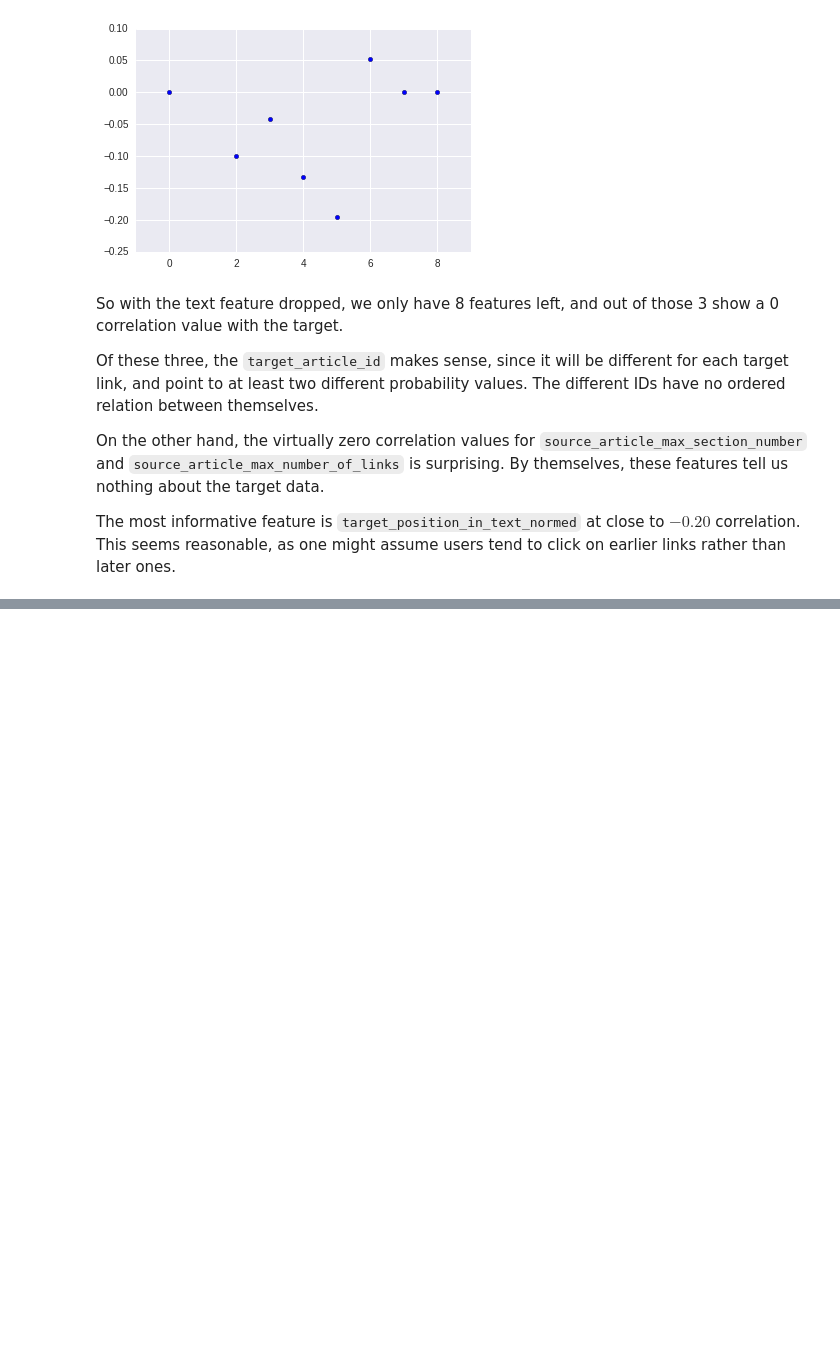
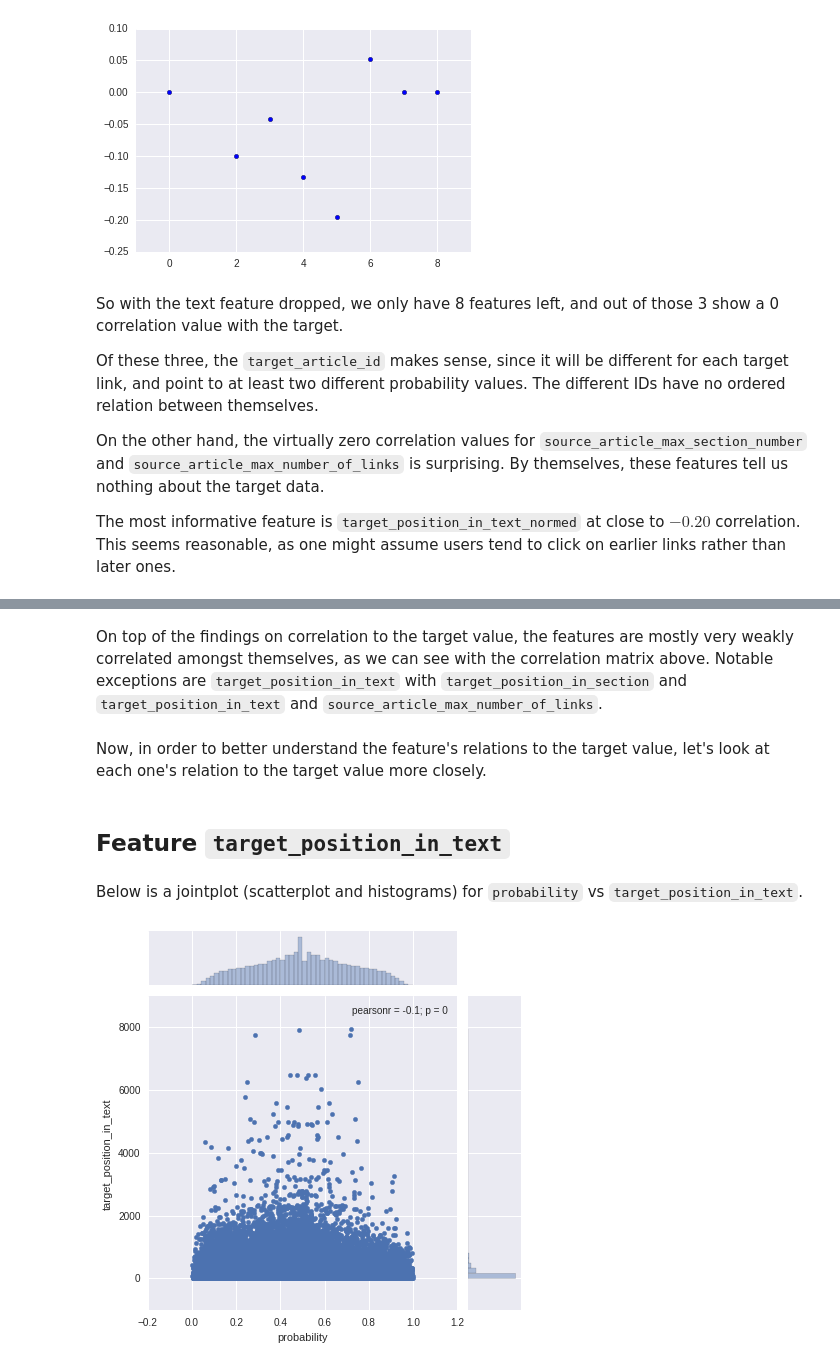
Before and after one commit to semplea/wiki-linkprob, a Jupyter notebook: Wikipedia pages.ipynb, the cells around one changed output, grey strips where cells are left out. Drawn from its saved outputs; the diff is of its cells as text; code cells hidden in the pictures; blank space fills up the shorter version.

```diff
--- a/Wikipedia pages.ipynb
+++ b/Wikipedia pages.ipynb
@@ -55,0 +84,12 @@ The most informative feature is `target_position_in_text_normed` at close to $-0
+# %% [markdown]
+On top of the findings on correlation to the target value, the features are mostly very weakly correlated amongst themselves, as we can see with the correlation matrix above. Notable exceptions are `target_position_in_text` with `target_position_in_section` and `target_position_in_text` and `source_article_max_number_of_links`.
+# %% [markdown]
+Now, in order to better understand the feature's relations to the target value, let's look at each one's relation to the target value more closely.
+# %% [markdown]
+## Feature `target_position_in_text`
+# %% [markdown]
+Below is a jointplot (scatterplot and histograms) for `probability` vs `target_position_in_text`.
+# %%
+sns.jointplot(x='probability', y='target_position_in_text', data=data)
+# %% [output]
+[figure, added]
```
Also changed, not shown: parts of 40 cells of this notebook.
